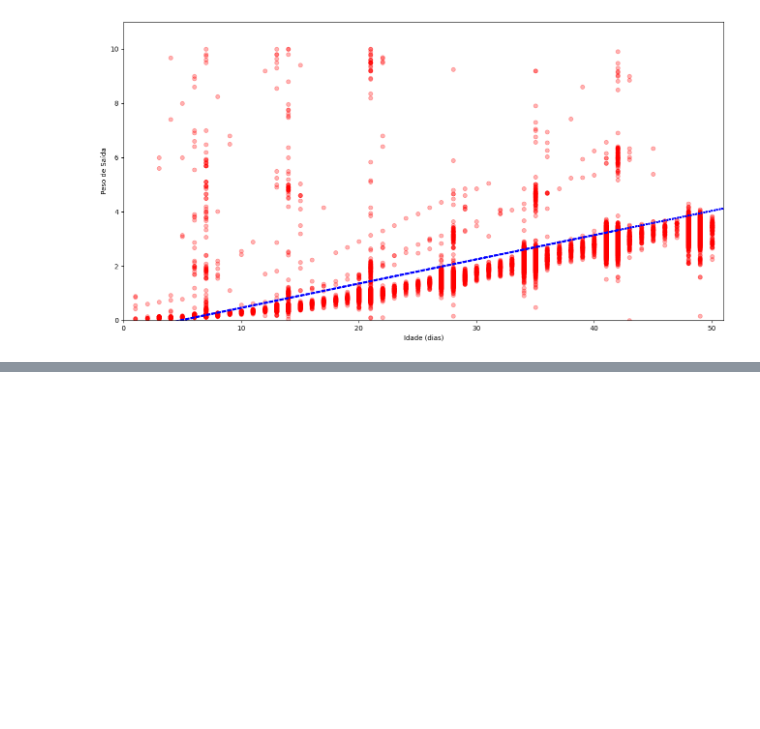
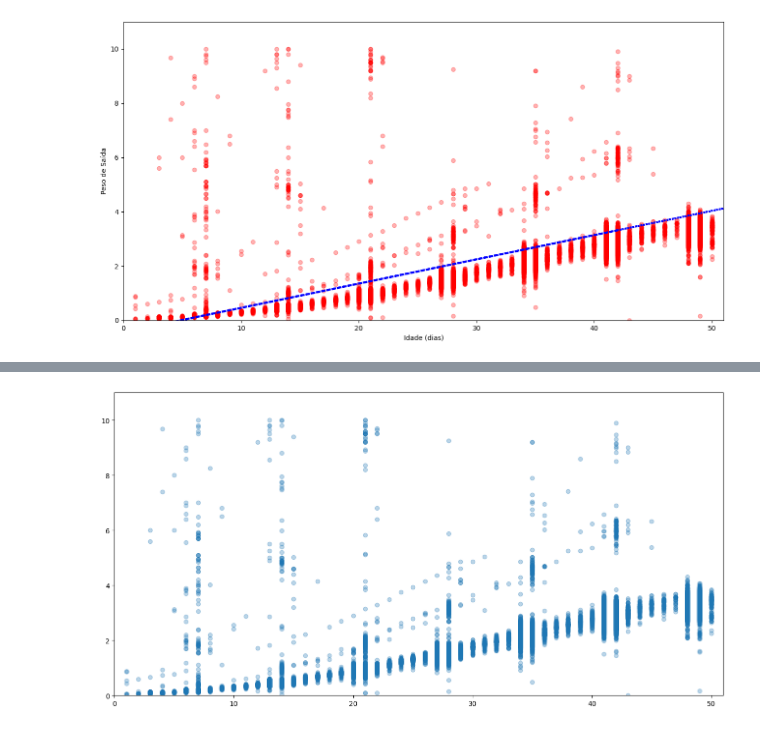
Before and after one commit to EveSantos/tcc, a Jupyter notebook: nova_base.ipynb, the cells around one changed output, grey strips where cells are left out. Cells and saved outputs as stored; diff of their text form; code cells hidden in the pictures; blank space fills up the shorter version.

```diff
--- a/nova_base.ipynb
+++ b/nova_base.ipynb
@@ -528,0 +526,11 @@ df_novo[df_novo['input_weight_media'] > 3.5]
+# %%
+from sklearn.datasets import make_regression
+
+fig,ax = plt.subplots(figsize=(16,8))
+
+ax.scatter(df_novo['animal_group_age'], df_novo['input_weight_media'], alpha=0.3)
+plt.ylim(0, 11)
+plt.xlim(0, 51)
+plt.show()
+# %% [output]
+[figure, added]
```
Also changed, not shown: parts of 22 cells of this notebook, 2 other files.
